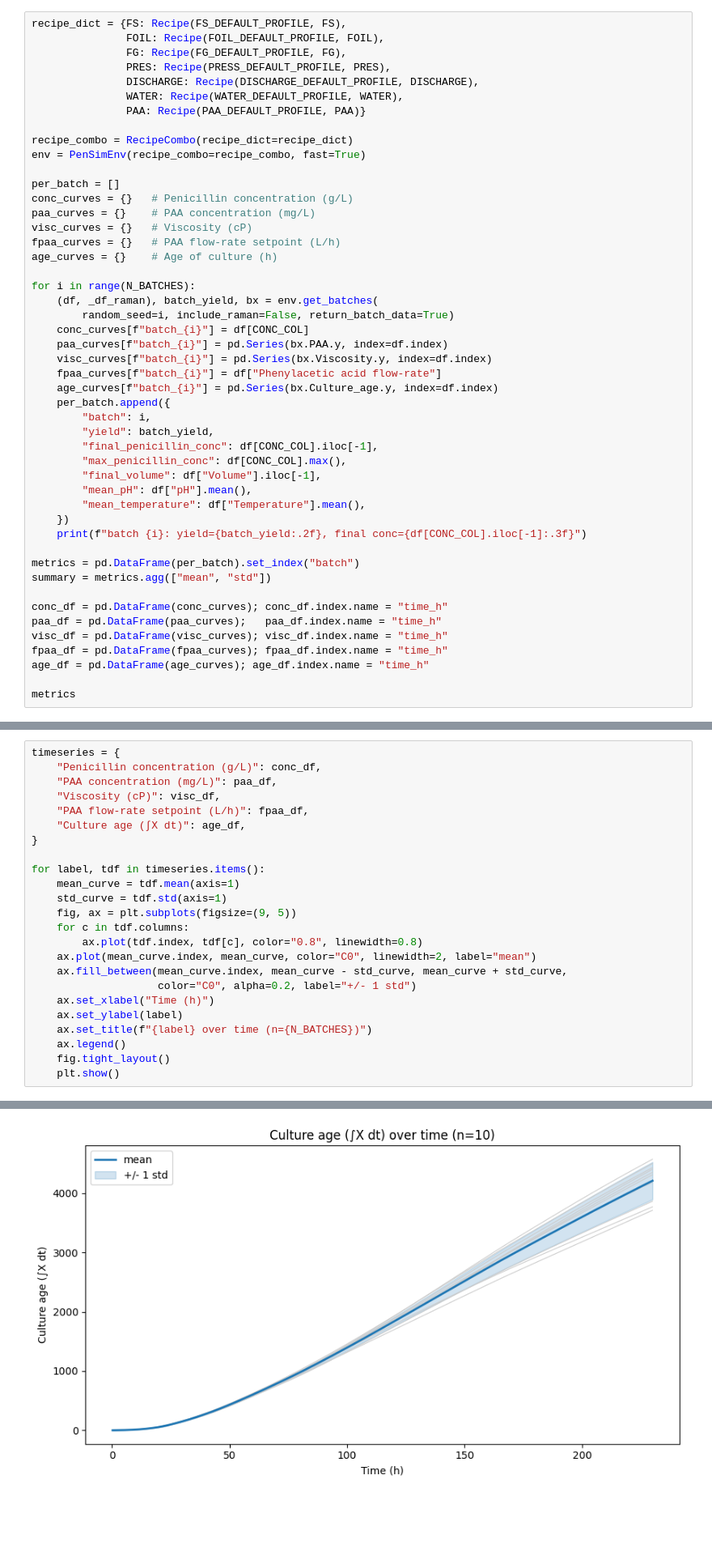
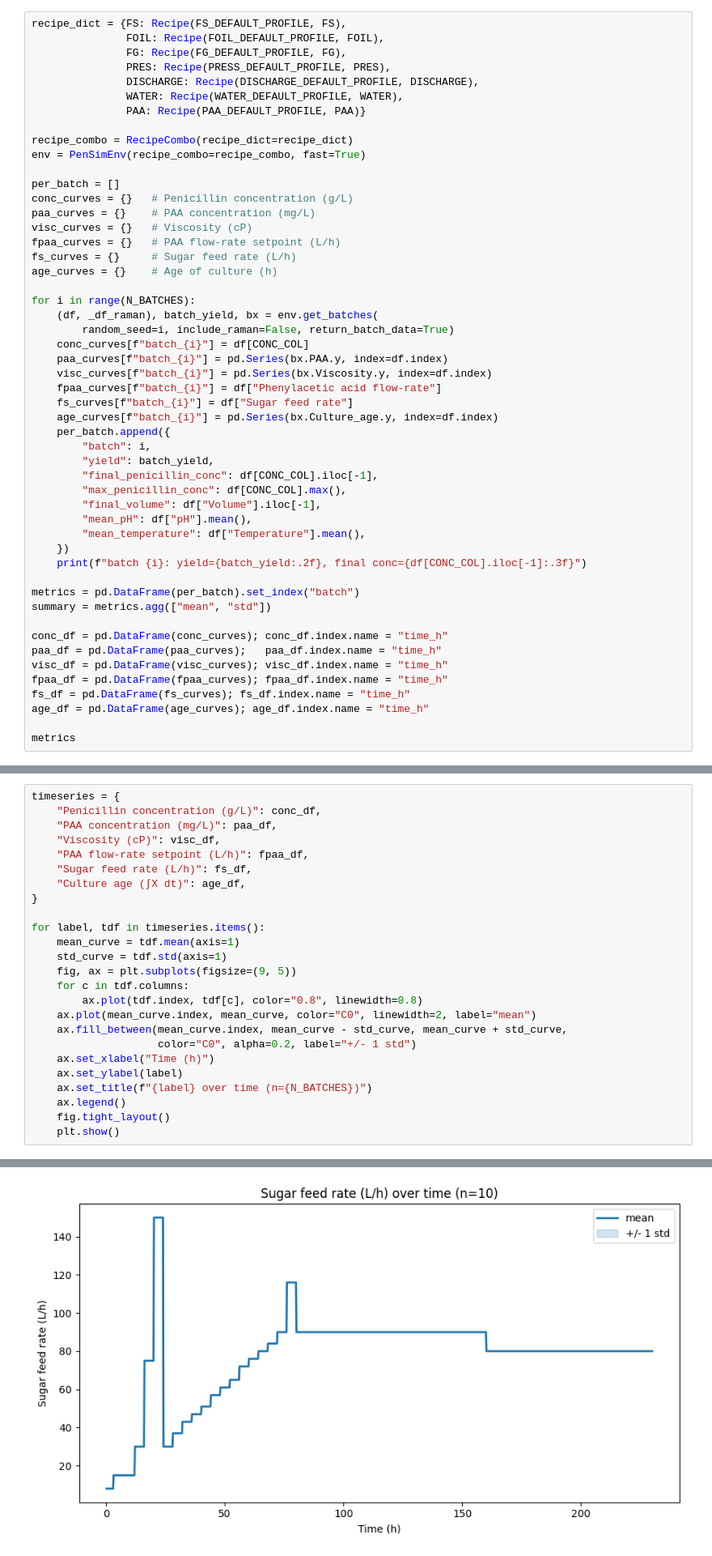
Before and after one commit to Rocyzas/pensim_mcpilco, a Jupyter notebook: pensim_mcpilco/experiments/00_batch_recipe_generation.ipynb, the cells around one changed output, grey strips where cells are left out. Shown at 81% size. Cells and saved outputs as stored; diff of their text form; blank space fills up the shorter version.

```diff
--- a/pensim_mcpilco/experiments/00_batch_recipe_generation.ipynb
+++ b/pensim_mcpilco/experiments/00_batch_recipe_generation.ipynb
@@ -51,6 +51,7 @@ conc_curves = {}   # Penicillin concentration (g/L)
 paa_curves = {}    # PAA concentration (mg/L)
 visc_curves = {}   # Viscosity (cP)
 fpaa_curves = {}   # PAA flow-rate setpoint (L/h)
+fs_curves = {}     # Sugar feed rate (L/h)
 age_curves = {}    # Age of culture (h)
 
 for i in range(N_BATCHES):
@@ -60,6 +61,7 @@ for i in range(N_BATCHES):
     paa_curves[f"batch_{i}"] = pd.Series(bx.PAA.y, index=df.index)
     visc_curves[f"batch_{i}"] = pd.Series(bx.Viscosity.y, index=df.index)
     fpaa_curves[f"batch_{i}"] = df["Phenylacetic acid flow-rate"]
+    fs_curves[f"batch_{i}"] = df["Sugar feed rate"]
     age_curves[f"batch_{i}"] = pd.Series(bx.Culture_age.y, index=df.index)
     per_batch.append({
         "batch": i,
@@ -79,6 +81,7 @@ conc_df = pd.DataFrame(conc_curves); conc_df.index.name = "time_h"
 paa_df = pd.DataFrame(paa_curves);   paa_df.index.name = "time_h"
 visc_df = pd.DataFrame(visc_curves); visc_df.index.name = "time_h"
 fpaa_df = pd.DataFrame(fpaa_curves); fpaa_df.index.name = "time_h"
+fs_df = pd.DataFrame(fs_curves); fs_df.index.name = "time_h"
 age_df = pd.DataFrame(age_curves); age_df.index.name = "time_h"
 
 metrics
@@ -144,30 +147,31 @@ Each metric is overlaid across all batches (thin grey lines), with the across-ba
 # %%
 timeseries = {
     "Penicillin concentration (g/L)": conc_df,
     "PAA concentration (mg/L)": paa_df,
     "Viscosity (cP)": visc_df,
     "PAA flow-rate setpoint (L/h)": fpaa_df,
+    "Sugar feed rate (L/h)": fs_df,
     "Culture age (∫X dt)": age_df,
 }
 
 for label, tdf in timeseries.items():
     mean_curve = tdf.mean(axis=1)
     std_curve = tdf.std(axis=1)
     fig, ax = plt.subplots(figsize=(9, 5))
     for c in tdf.columns:
         ax.plot(tdf.index, tdf[c], color="0.8", linewidth=0.8)
     ax.plot(mean_curve.index, mean_curve, color="C0", linewidth=2, label="mean")
     ax.fill_between(mean_curve.index, mean_curve - std_curve, mean_curve + std_curve,
                     color="C0", alpha=0.2, label="+/- 1 std")
     ax.set_xlabel("Time (h)")
     ax.set_ylabel(label)
     ax.set_title(f"{label} over time (n={N_BATCHES})")
     ax.legend()
     fig.tight_layout()
     plt.show()
 # %% [output]
 [figure]
 [figure]
 [figure]
 [figure]
-[figure, old version]
+[figure, new version]
```
Also changed, not shown: parts of 1 cell of this notebook, 8 other files.
